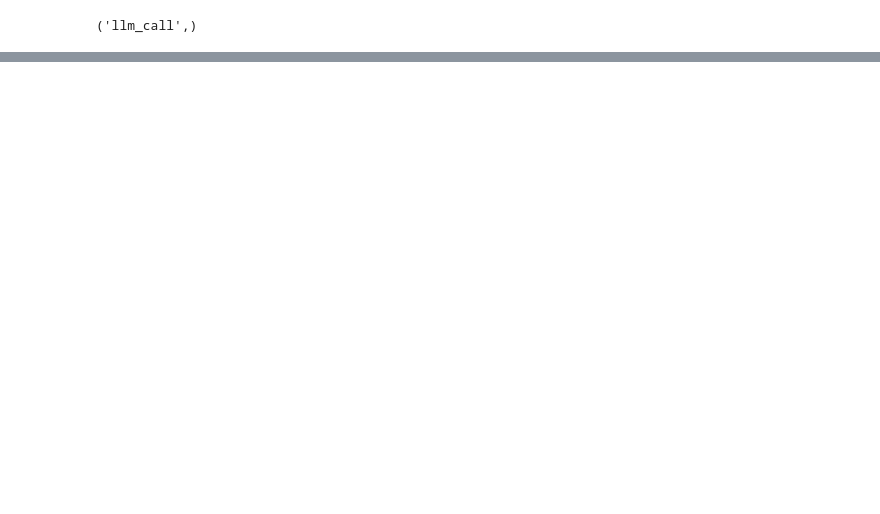
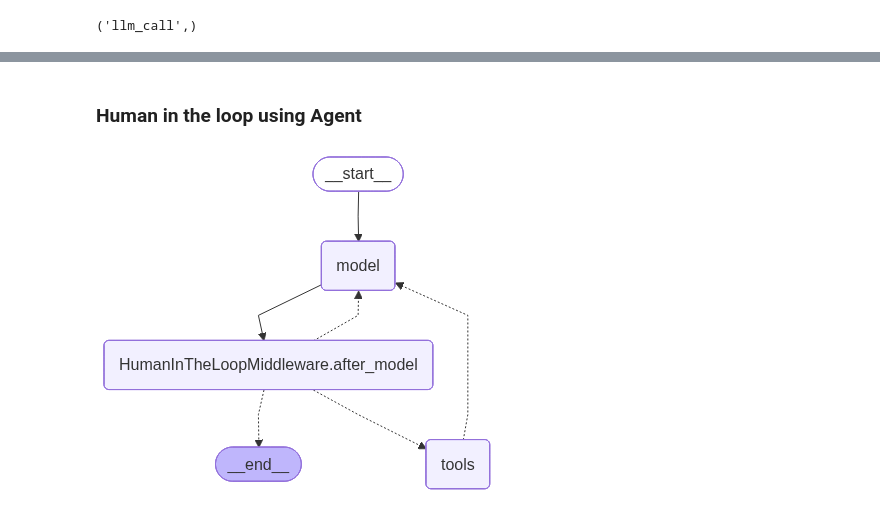
Before and after one commit to NarnindiMounica/Agentic_AI, a Jupyter notebook: Human_In_The_Lop/hitl_with_langgraph_workflow.ipynb, the cells around one changed output, grey strips where cells are left out. Drawn from its saved outputs; the diff is of its cells as text; code cells hidden in the pictures; blank space fills up the shorter version.

```diff
--- a/Human_In_The_Lop/hitl_with_langgraph_workflow.ipynb
+++ b/Human_In_The_Lop/hitl_with_langgraph_workflow.ipynb
@@ -113,0 +114,17 @@ Name: tavily_search
+# %% [markdown]
+### Human in the loop using Agent
+# %%
+from langchain.agents import create_agent
+from langchain.agents.middleware import HumanInTheLoopMiddleware
+
+human_feedback = HumanInTheLoopMiddleware(interrupt_on={"tavily_tool": {"allowed_decisions":["approve", "edit"]}, "multiply":{"allowed_decisions":["approve", "edit"]}})
+agent = create_agent(
+    model=init_chat_model(model="groq:llama-3.1-8b-instant"),
+    tools=my_tools,
+    middleware=[human_feedback],
+    checkpointer=MemorySaver()
+)
+
+agent
+# %% [output]
+[figure, added]
```
Also changed, not shown: parts of 4 cells of this notebook, 3 other files.
